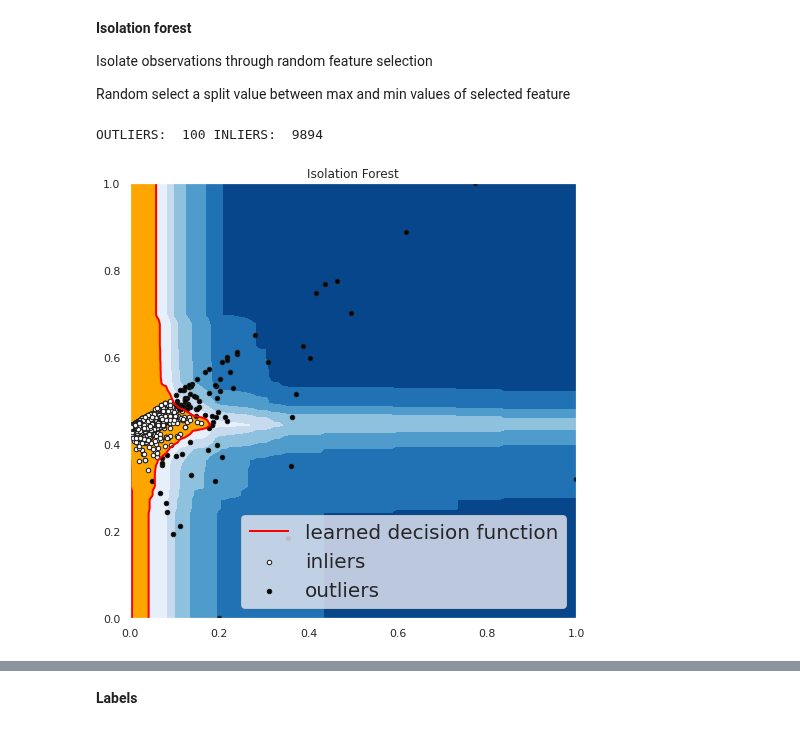
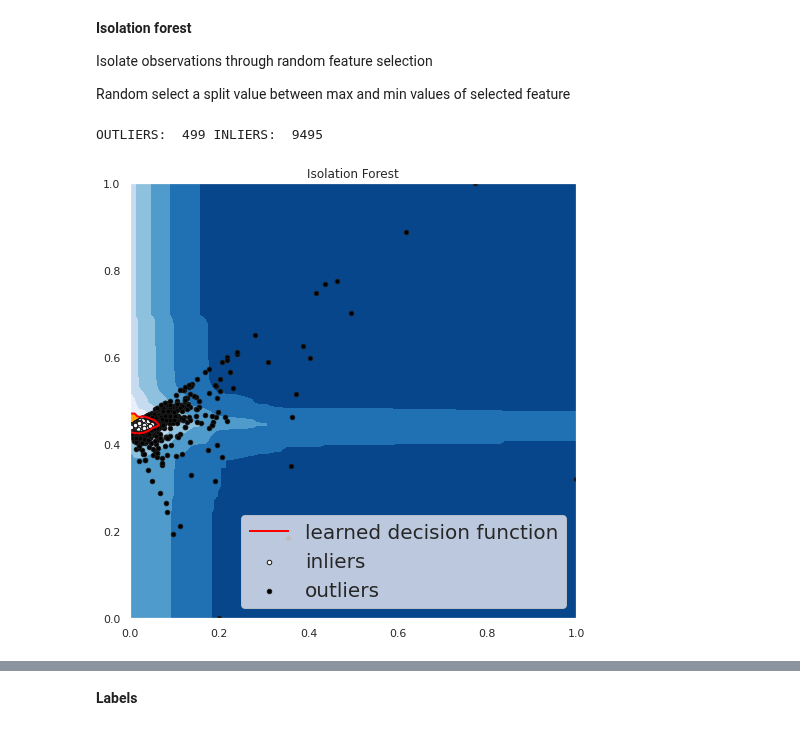
Before and after one commit to myconcordia/A2I2, a Jupyter notebook: Anomaly_Detection_with_PyOD.ipynb, the cells around one changed output, grey strips where cells are left out. Saved outputs shown, nothing was run; the diff lists cells and outputs as text; code cells hidden in the pictures.

```diff
--- a/Anomaly_Detection_with_PyOD.ipynb
+++ b/Anomaly_Detection_with_PyOD.ipynb
@@ -203,7 +252,7 @@ Isolate observations through random feature selection
 
 Random select a split value between max and min values of selected feature
 # %%
-outliers_fraction = 0.01
+outliers_fraction = 0.05
 xx , yy = np.meshgrid(np.linspace(0, 1, 100), np.linspace(0, 1, 100))
 clf = IForest(contamination=outliers_fraction,random_state=0)
 clf.fit(X)
@@ -218,35 +267,35 @@ df1 = df
 df1['outlier'] = y.tolist()
 
 # sales - inlier feature 1,  profit - inlier feature 2
 inliers_sales = np.array(df1['Sales'][df1['outlier'] == 0]).reshape(-1,1)
 inliers_profit = np.array(df1['Profit'][df1['outlier'] == 0]).reshape(-1,1)
 
 # sales - outlier feature 1, profit - outlier feature 2
 outliers_sales = df1['Sales'][df1['outlier'] == 1].values.reshape(-1,1)
 outliers_profit = df1['Profit'][df1['outlier'] == 1].values.reshape(-1,1)
 
 print('OUTLIERS: ',n_outliers,'INLIERS: ',n_inliers)
 
 threshold = percentile(scores_pred, 100 * outliers_fraction)
 Z = clf.decision_function(np.c_[xx.ravel(), yy.ravel()]) * -1
 Z = Z.reshape(xx.shape)
 plt.contourf(xx, yy, Z, levels=np.linspace(Z.min(), threshold, 7),cmap=plt.cm.Blues_r)
 a = plt.contour(xx, yy, Z, levels=[threshold],linewidths=2, colors='red')
 plt.contourf(xx, yy, Z, levels=[threshold, Z.max()],colors='orange')
 b = plt.scatter(inliers_sales, inliers_profit, c='white',s=20, edgecolor='k')
 
 c = plt.scatter(outliers_sales, outliers_profit, c='black',s=20, edgecolor='k')
 
 plt.axis('tight')
 plt.legend([a.collections[0], b,c], ['learned decision function', 'inliers','outliers'],
            prop=matplotlib.font_manager.FontProperties(size=20),loc='lower right')
 plt.xlim((0, 1))
 plt.ylim((0, 1))
 plt.title('Isolation Forest')
 plt.show();
 # %% [output]
-OUTLIERS:  100 INLIERS:  9894
+OUTLIERS:  499 INLIERS:  9495
-[figure, old version]
+[figure, new version]
 # %%
 from pyod.models.auto_encoder import AutoEncoder
 
```
Also changed, not shown: parts of 56 cells of this notebook.
